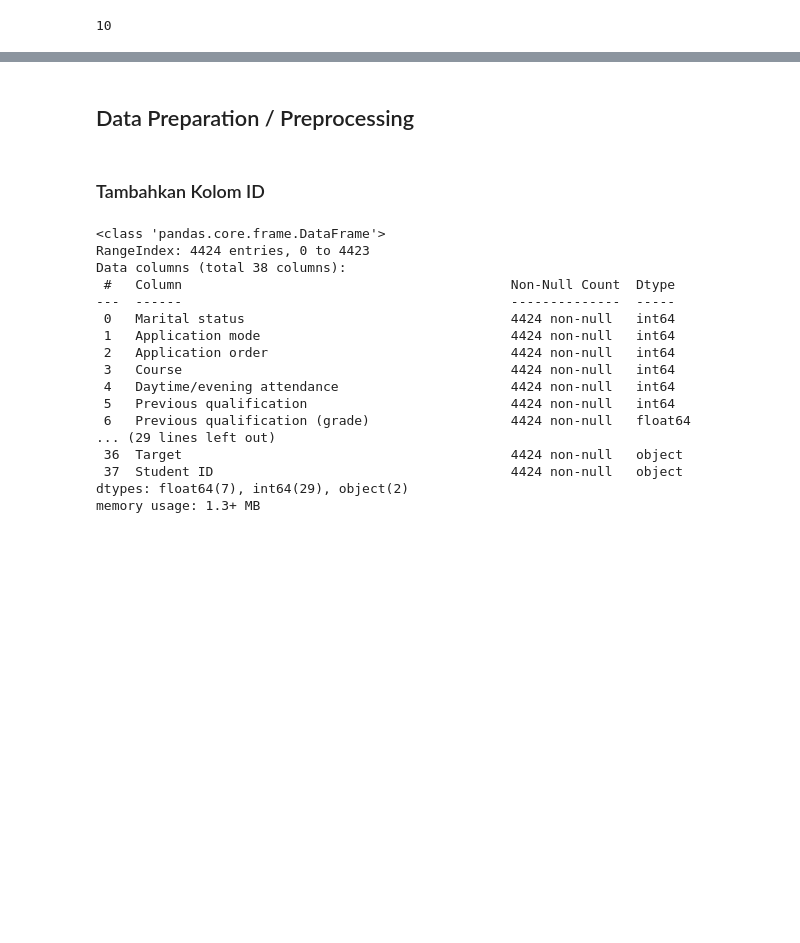
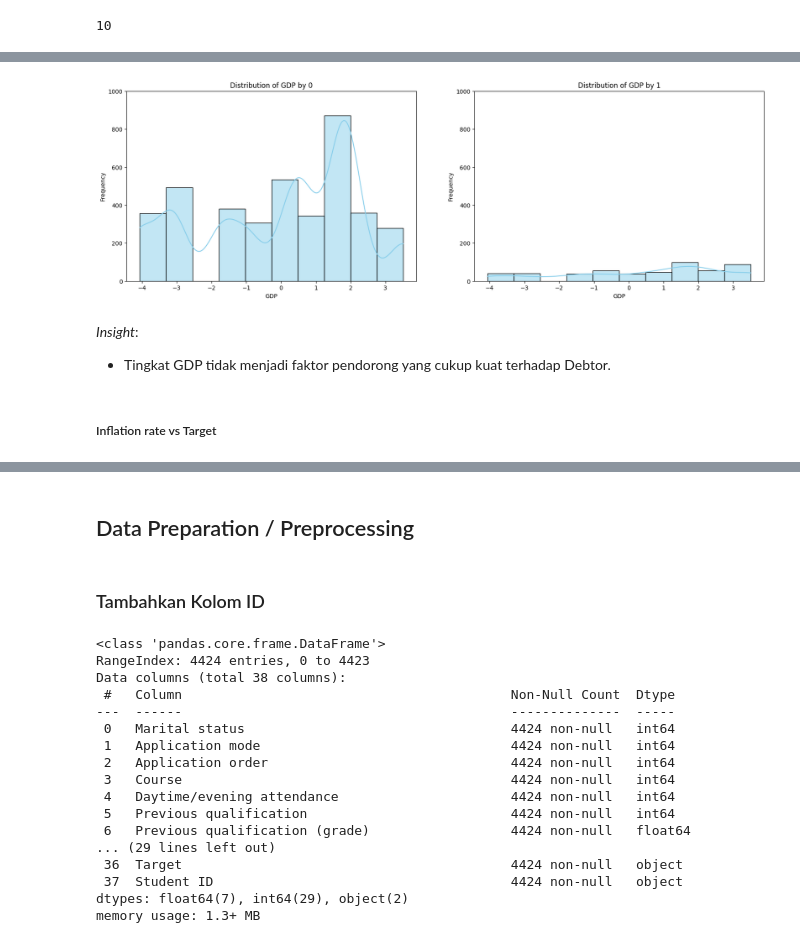
Before and after one commit to Sulbae/Student-s-Performances-Dashboard, a Jupyter notebook: notebook.ipynb, the cells around one changed output, grey strips where cells are left out. Cells and saved outputs as stored; diff of their text form; code cells hidden in the pictures; blank space fills up the shorter version.

```diff
--- a/notebook.ipynb
+++ b/notebook.ipynb
@@ -924,0 +964,19 @@ gdp_df
+# %%
+# PLot histogram GDP vs Debtor
+fig, axes = plt.subplots(1, 2, figsize=(20, 6))
+
+for i, debt in enumerate(df['Debtor'].unique()):
+    plt.subplot(1, 2, i + 1)
+    sns.histplot(df[df['Debtor'] == debt]['GDP'], bins=10, kde=True, ax=axes[i], color='skyblue')
+    axes[i].set_title(f'Distribution of GDP by {debt}')
+    axes[i].set_xlabel('GDP')
+    axes[i].set_ylabel('Frequency')
+    axes[i].set_ylim(0, 1000)
+plt.show()
+# %% [output]
+[figure, added]
+# %% [markdown]
+_Insight_:
+* Tingkat GDP tidak menjadi faktor pendorong yang cukup kuat terhadap Debtor.
+# %% [markdown]
+##### Inflation rate vs Target
```
Also changed, not shown: parts of 19 cells of this notebook.
